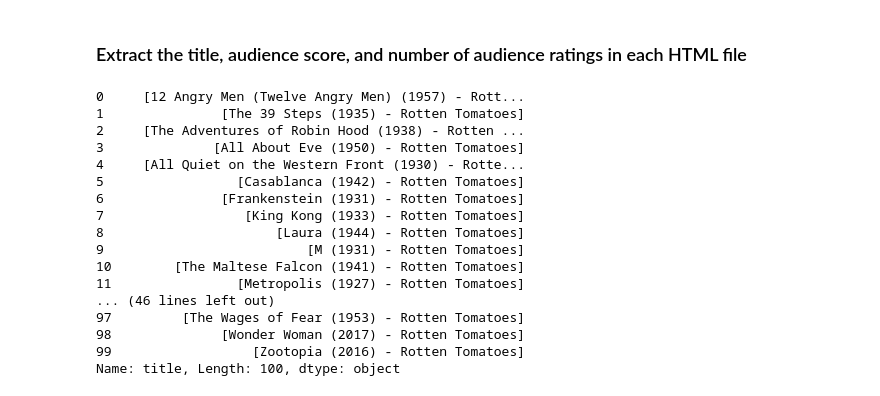
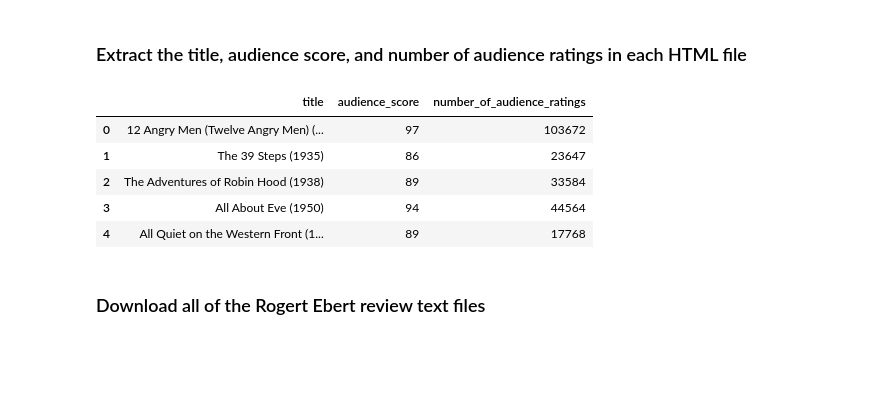
Before and after one commit to ibtissam-brahmi/mashup, a Jupyter notebook: web_scraping.ipynb, the cells around one changed output. Drawn from its saved outputs; the diff is of its cells as text; code cells hidden in the pictures; blank space fills up the shorter version.

```diff
--- a/web_scraping.ipynb
+++ b/web_scraping.ipynb
@@ -57,7 +57,7 @@ for movie_html in os.listdir(folder):
     with open(os.path.join(folder, movie_html)) as file:
         soup=BeautifulSoup(file,'lxml')
         # Append to list of dictionaries
-        title = soup.find('title').contents[0][:-len("")]
+        title = soup.find('title').contents[0][:-len(" - Rotten Tomatoes")]
         #We think of removing the percentage sign from the audience score
         audience_score = soup.find('div', class_= 'audience-score meter').find('span').contents[0][: -1]
         num_audience_ratings = soup.find('div', class_ = 'audience-info hidden-xs superPageFontColor')
@@ -67,22 +67,13 @@ for movie_html in os.listdir(folder):
                         'number_of_audience_ratings': int(num_audience_ratings)})
 df = pd.DataFrame(df_list, columns = ['title', 'audience_score', 'number_of_audience_ratings'])
 # %%
-df.title
+df.head()
 # %% [output]
-0     [12 Angry Men (Twelve Angry Men) (1957) - Rott...
-1               [The 39 Steps (1935) - Rotten Tomatoes]
-2     [The Adventures of Robin Hood (1938) - Rotten ...
-3              [All About Eve (1950) - Rotten Tomatoes]
-4     [All Quiet on the Western Front (1930) - Rotte...
-5                 [Casablanca (1942) - Rotten Tomatoes]
-6               [Frankenstein (1931) - Rotten Tomatoes]
-7                  [King Kong (1933) - Rotten Tomatoes]
-8                      [Laura (1944) - Rotten Tomatoes]
-9                          [M (1931) - Rotten Tomatoes]
-10        [The Maltese Falcon (1941) - Rotten Tomatoes]
-11                [Metropolis (1927) - Rotten Tomatoes]
-... (46 lines left out)
-97         [The Wages of Fear (1953) - Rotten Tomatoes]
-98              [Wonder Woman (2017) - Rotten Tomatoes]
-99                  [Zootopia (2016) - Rotten Tomatoes]
-Name: title, Length: 100, dtype: object
+|  | title | audience_score | number_of_audience_ratings |
+| 0 | 12 Angry Men (Twelve Angry Men) (... | 97 | 103672 |
+| 1 | The 39 Steps (1935) | 86 | 23647 |
+| 2 | The Adventures of Robin Hood (1938) | 89 | 33584 |
+| 3 | All About Eve (1950) | 94 | 44564 |
+| 4 | All Quiet on the Western Front (1... | 89 | 17768 |
+# %% [markdown]
+### Download all of the Rogert Ebert review text files
```
Also changed, not shown: parts of 5 cells of this notebook.
